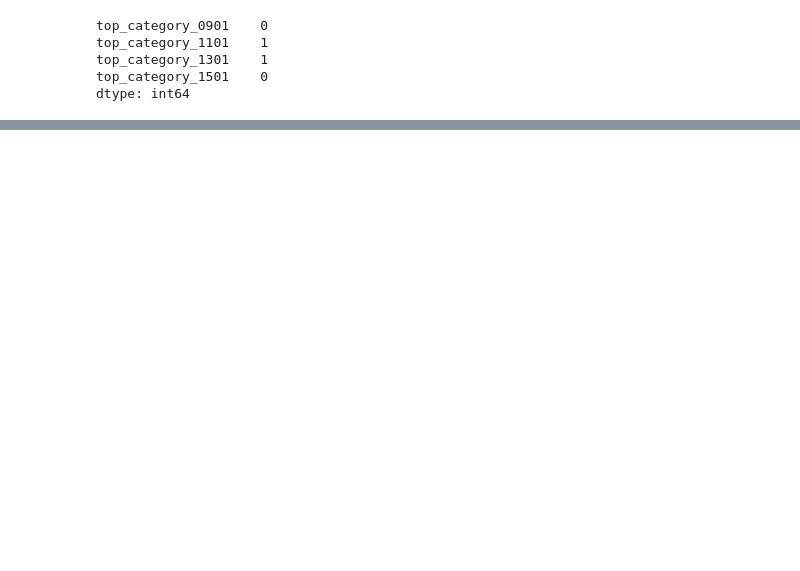
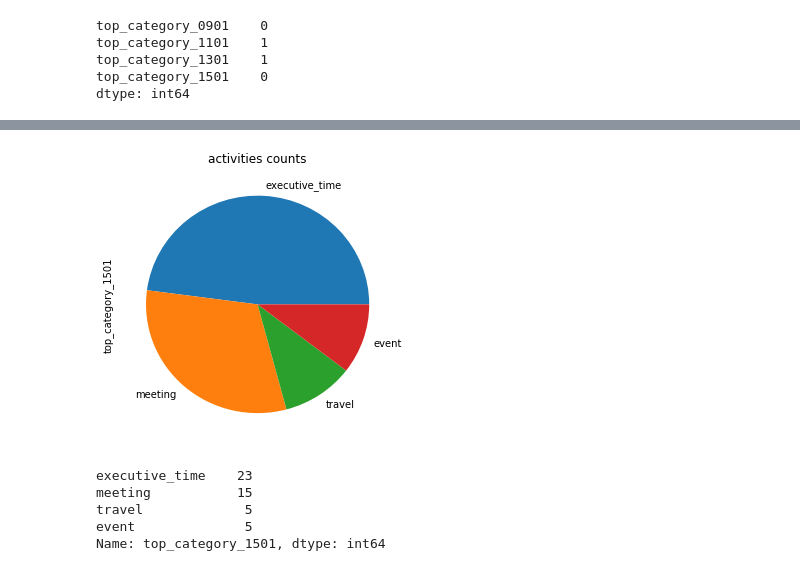
Before and after one commit to yefremenko/predict_trump, a Jupyter notebook: Data_Exploration_&_Preprocessing_&_Hypothesis.ipynb, the cells around one changed output, grey strips where cells are left out. Saved outputs shown, nothing was run; the diff lists cells and outputs as text; code cells hidden in the pictures; blank space fills up the shorter version.

```diff
--- a/Data_Exploration_&_Preprocessing_&_Hypothesis.ipynb
+++ b/Data_Exploration_&_Preprocessing_&_Hypothesis.ipynb
@@ -258,0 +269,13 @@ dtype: int64
+# %%
+popular_top_category = train_df.top_category_1501.value_counts()
+popular_top_category.plot(kind='pie', subplots=True, figsize=(5, 5))
+plt.title('activities counts')
+plt.show()
+print(popular_top_category)
+# %% [output]
+[figure, added]
+executive_time    23
+meeting           15
+travel             5
+event              5
+Name: top_category_1501, dtype: int64
```
Also changed, not shown: parts of 4 cells of this notebook.
